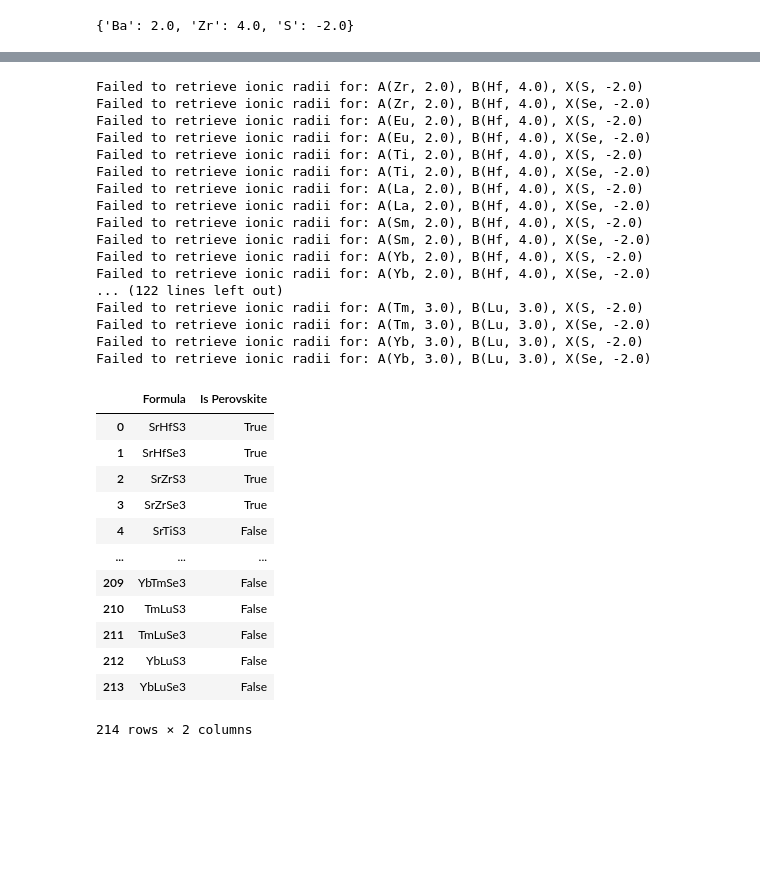
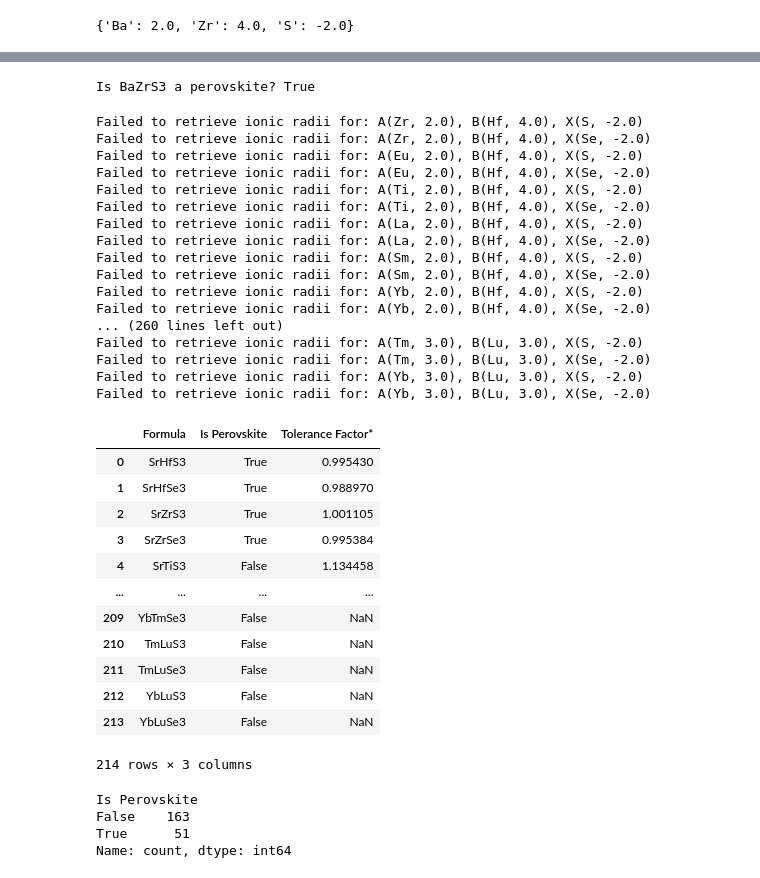
Before and after one commit to lamalab-org/matextract-book, a Jupyter notebook: constrained_decoding/constrained_formulas.ipynb, the cells around one changed output, grey strips where cells are left out. Drawn from its saved outputs; the diff is of its cells as text; code cells hidden in the pictures; blank space fills up the shorter version.

Commit message:
Add charge calculation of tolerance factor and charge balanced formulas examples. Added also references.

```diff
--- a/constrained_decoding/constrained_formulas.ipynb
+++ b/constrained_decoding/constrained_formulas.ipynb
@@ -321,41 +345,77 @@ Is BaZrS3 a perovskite? True
+# %%
+
+def is_perovskite(formula):
+
+    t_star = calculate_modified_tolerance_factor_from_formula(formula)
+
+    if t_star is None:
+        return False
+
+    # Define the boundaries for sulfides and selenides
+    if 'S' in Composition(formula).elements:
+        return 0.9 <= t_star <= 1.09
+    elif 'Se' in Composition(formula).elements:
+        return 1.01 <= t_star <= 1.06
+    else:
+        return 0.8 <= t_star <= 1.1
+
+# Example usage
+composition_str = 'BaZrS3'
+is_perovskite_result = is_perovskite(composition_str)
+print(f"Is {composition_str} a perovskite? {is_perovskite_result}")
+# %% [output]
+Is BaZrS3 a perovskite? True
 # %%
 # test for formulas in valid_compositions building a dataframe
 
 formulas = [formula for formula, _ in valid_compositions]
-
-resultd_df = pd.DataFrame({'Formula': formulas, 'Is Perovskite': [is_perovskite(formula) for formula in formulas]})
+resultd_df = pd.DataFrame({
+    'Formula': formulas,
+    'Is Perovskite': [is_perovskite(formula) for formula in formulas],
+    'Tolerance Factor*': [calculate_modified_tolerance_factor_from_formula(formula) for formula in formulas]
+    }
+)
 resultd_df
 # %% [output]
 Failed to retrieve ionic radii for: A(Zr, 2.0), B(Hf, 4.0), X(S, -2.0)
 Failed to retrieve ionic radii for: A(Zr, 2.0), B(Hf, 4.0), X(Se, -2.0)
 Failed to retrieve ionic radii for: A(Eu, 2.0), B(Hf, 4.0), X(S, -2.0)
 Failed to retrieve ionic radii for: A(Eu, 2.0), B(Hf, 4.0), X(Se, -2.0)
 Failed to retrieve ionic radii for: A(Ti, 2.0), B(Hf, 4.0), X(S, -2.0)
 Failed to retrieve ionic radii for: A(Ti, 2.0), B(Hf, 4.0), X(Se, -2.0)
 Failed to retrieve ionic radii for: A(La, 2.0), B(Hf, 4.0), X(S, -2.0)
 Failed to retrieve ionic radii for: A(La, 2.0), B(Hf, 4.0), X(Se, -2.0)
 Failed to retrieve ionic radii for: A(Sm, 2.0), B(Hf, 4.0), X(S, -2.0)
 Failed to retrieve ionic radii for: A(Sm, 2.0), B(Hf, 4.0), X(Se, -2.0)
 Failed to retrieve ionic radii for: A(Yb, 2.0), B(Hf, 4.0), X(S, -2.0)
 Failed to retrieve ionic radii for: A(Yb, 2.0), B(Hf, 4.0), X(Se, -2.0)
-... (122 lines left out)
+... (260 lines left out)
 Failed to retrieve ionic radii for: A(Tm, 3.0), B(Lu, 3.0), X(S, -2.0)
 Failed to retrieve ionic radii for: A(Tm, 3.0), B(Lu, 3.0), X(Se, -2.0)
 Failed to retrieve ionic radii for: A(Yb, 3.0), B(Lu, 3.0), X(S, -2.0)
 Failed to retrieve ionic radii for: A(Yb, 3.0), B(Lu, 3.0), X(Se, -2.0)
-|  | Formula | Is Perovskite |
-| 0 | SrHfS3 | True |
-| 1 | SrHfSe3 | True |
-| 2 | SrZrS3 | True |
-| 3 | SrZrSe3 | True |
-| 4 | SrTiS3 | False |
-| ... | ... | ... |
-| 209 | YbTmSe3 | False |
-| 210 | TmLuS3 | False |
-| 211 | TmLuSe3 | False |
-| 212 | YbLuS3 | False |
-| 213 | YbLuSe3 | False |
+|  | Formula | Is Perovskite | Tolerance Factor* |
+| 0 | SrHfS3 | True | 0.995430 |
+| 1 | SrHfSe3 | True | 0.988970 |
+| 2 | SrZrS3 | True | 1.001105 |
+| 3 | SrZrSe3 | True | 0.995384 |
+| 4 | SrTiS3 | False | 1.134458 |
+| ... | ... | ... | ... |
+| 209 | YbTmSe3 | False | NaN |
+| 210 | TmLuS3 | False | NaN |
+| 211 | TmLuSe3 | False | NaN |
+| 212 | YbLuS3 | False | NaN |
+| 213 | YbLuSe3 | False | NaN |
-214 rows × 2 columns
+214 rows × 3 columns
+# %%
+# count how many have a tolerance factor
+
+print(resultd_df['Is Perovskite'].value_counts())
+# %% [output]
+Is Perovskite
+False    163
+True      51
+Name: count, dtype: int64
 # %%
 resultd_df['Is Perovskite'].value_counts(normalize=True)
 # %% [output]
```
Also changed, not shown: parts of 20 cells of this notebook, 2 other files.
